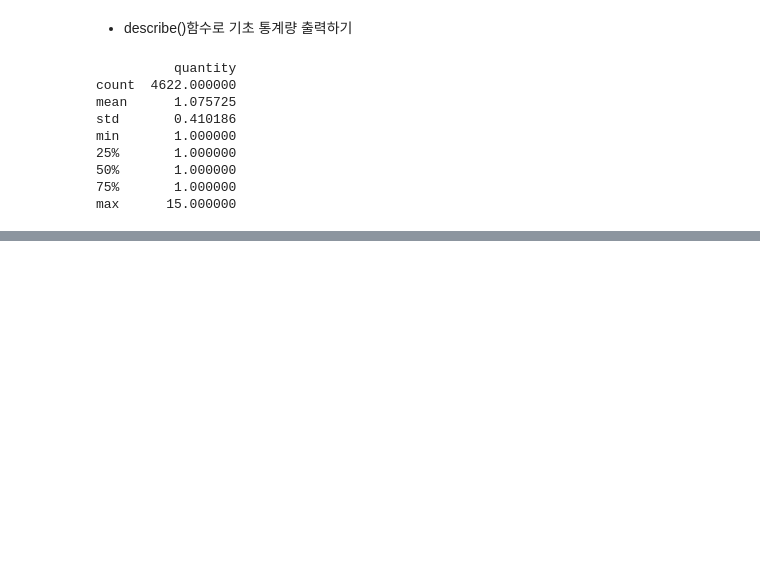
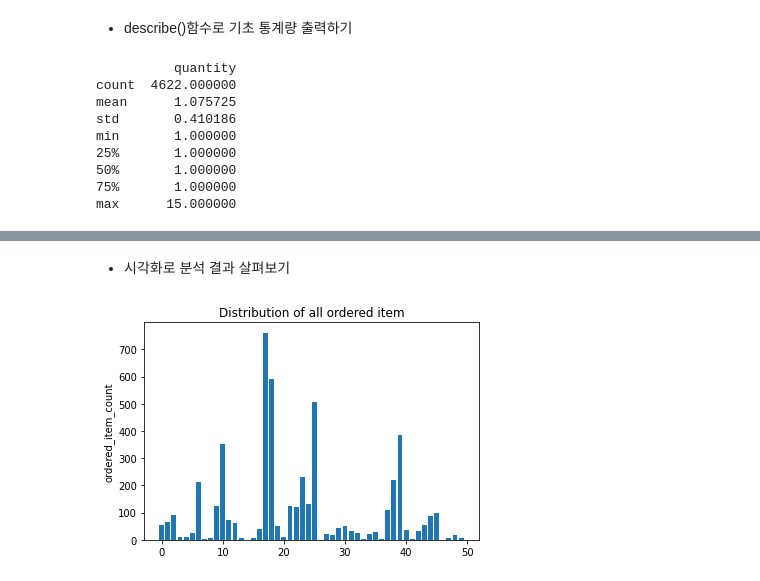
Before and after one commit to goldang01/python_data_analysis_study, a Jupyter notebook: Chapter 1.ipynb, the cells around one changed output, grey strips where cells are left out. Cells and saved outputs as stored; diff of their text form; code cells hidden in the pictures; blank space fills up the shorter version.

```diff
--- a/Chapter 1.ipynb
+++ b/Chapter 1.ipynb
@@ -143,0 +204,4 @@ max      15.000000
+# %%
+# 아이템별 주문 총량을 계산한다.
+item_quantity = chipo.groupby('item_name')['quantity'].sum()
+item_quantity[:10] #아이템별 주문 총량을 출력한다.
@@ -143,0 +227,18 @@ max      15.000000
+# %% [markdown]
+- 시각화로 분석 결과 살펴보기
+# %%
+%matplotlib inline
+import numpy as np
+import matplotlib.pyplot as plt
+
+item_name_list = item_quantity.index.tolist()
+x_pos = np.arange(len(item_name_list))
+order_cnt = item_quantity.values.tolist()
+
+plt.bar(x_pos, order_cnt, align='center')
+plt.ylabel('ordered_item_count')
+plt.title('Distribution of all ordered item')
+
+plt.show()
+# %% [output]
+[figure, added]
```
Also changed, not shown: parts of 26 cells of this notebook.
